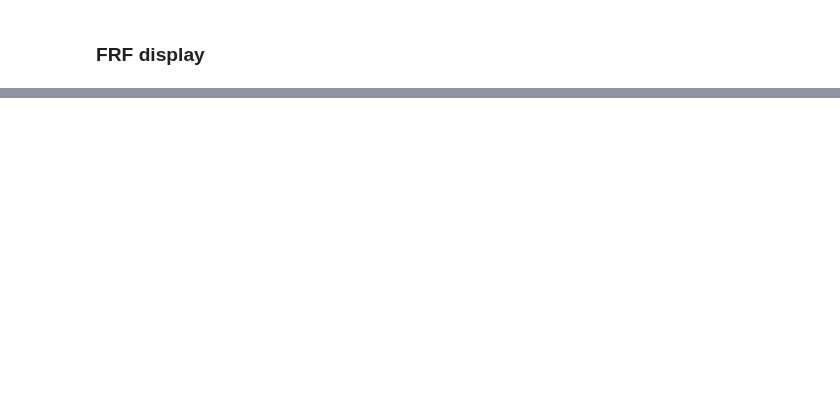
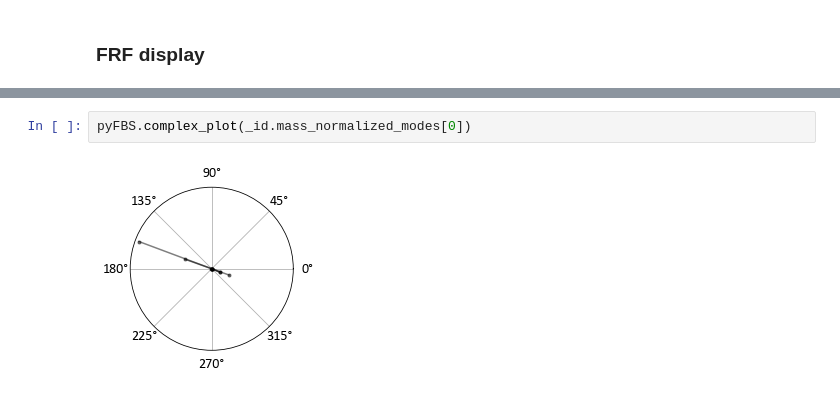
Before and after one commit to yannikmadeheim-del/pyFBS-nonlinear, a Jupyter notebook: examples/20_modal_id.ipynb, the cells around one changed output, grey strips where cells are left out. Drawn from its saved outputs; the diff is of its cells as text; blank space fills up the shorter version.

```diff
--- a/examples/20_modal_id.ipynb
+++ b/examples/20_modal_id.ipynb
@@ -61,0 +86,4 @@ plt.show()
+# %%
+pyFBS.complex_plot(_id.mass_normalized_modes[0])
+# %% [output]
+[figure, added]
```
Also changed, not shown: parts of 10 cells of this notebook, 2 other files.
